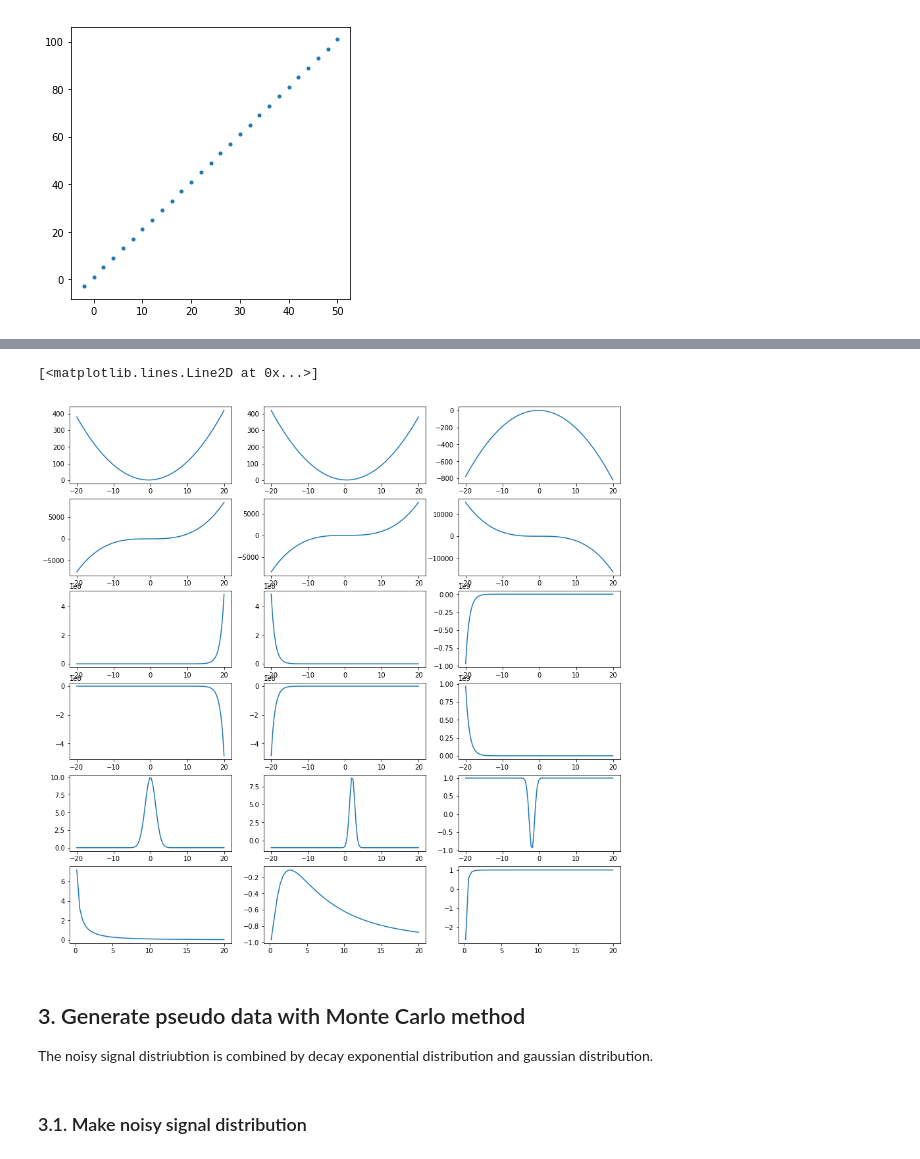
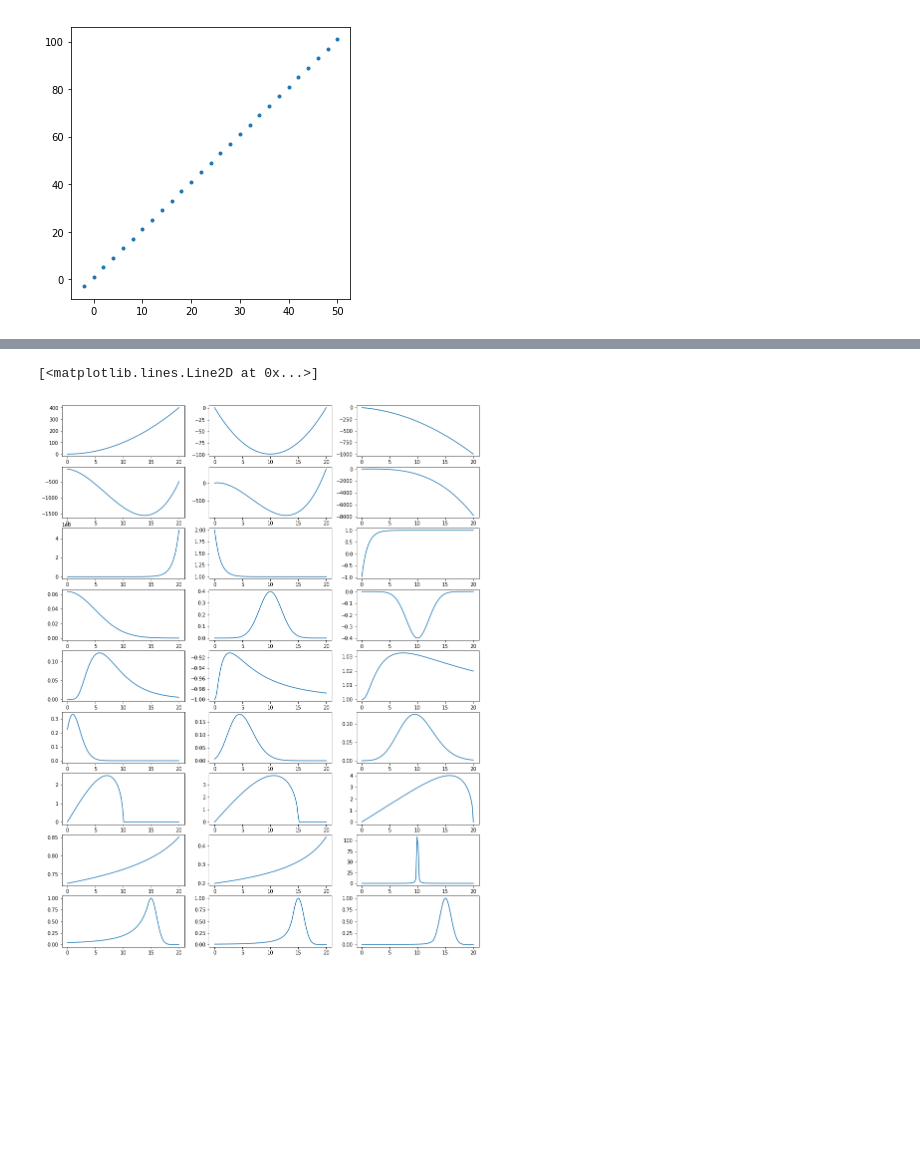
Before and after one commit to juifa-tsai/outreach, a Jupyter notebook: numpy/tutorial_02_pdf.ipynb, the cells around one changed output, grey strips where cells are left out. Saved outputs shown, nothing was run; the diff lists cells and outputs as text; code cells hidden in the pictures; blank space fills up the shorter version.

```diff
--- a/numpy/tutorial_02_pdf.ipynb
+++ b/numpy/tutorial_02_pdf.ipynb
@@ -12,7 +13,7 @@ $$
 
 where $a = 2$ and $b = 1$. Please list the $y$ as function of $x$ with range from -2 ~ 50 with 2 as step
 # %%
-def linear1(x, a=2, b=1):
+def poly1(x, a=2, b=1):
     """
     y = ax + b
     [input]
@@ -48,7 +49,7 @@ ys = []
 for i in range(int((xmax-xmin)/xstep)+1):
     x = xstep*i+xmin
     xs.append(x)
-    ys.append(linear1(x))
+    ys.append(poly1(x))
 print(xs)
 print(ys)
 # %% [output]
@@ -81,3 +141,3 @@ PLT.plot(xs, ys, '.')
 # %%
-xs = NP.linspace(-20,20, 100)
+xs = NP.linspace(0.01, 20, 100)
 # %%
@@ -102,34 +181,41 @@ def lognormal(x, a, mean, sigma, c):
 # %%
-fig, axes = PLT.subplots(nrows=6, ncols=3, figsize=[15,15])
+fig, axes = PLT.subplots(nrows=9, ncols=3, figsize=[15,20])
 # 2nd order linear
-axes[0][0].plot(xs, linear2(xs, 1, 1, 1))
-axes[0][1].plot(xs, linear2(xs, 1, -1, 1))
-axes[0][2].plot(xs, linear2(xs, -2, -1, 1))
+axes[0][0].plot(xs, poly2(xs, 1, 0, 1))
+axes[0][1].plot(xs, poly2(xs, 1, -20, 1))
+axes[0][2].plot(xs, poly2(xs, -2, -10, 1))
 # 3rd order linear
-axes[1][0].plot(xs, linear3(xs, 1, 1, 1, 1))
-axes[1][1].plot(xs, linear3(xs, 1, -1, 1, 2))
-axes[1][2].plot(xs, linear3(xs, -2, -1, 1, -2))
+axes[1][0].plot(xs, poly3(xs, 1, -20, -20, -100))
+axes[1][1].plot(xs, poly3(xs, 1, -20, 20, 2))
+axes[1][2].plot(xs, poly3(xs, -1, 0, 10, -1))
 # exponential
 axes[2][0].plot(xs, exponential(xs, 1, 1, 1))
 axes[2][1].plot(xs, exponential(xs, 1, -1, 1))
 axes[2][2].plot(xs, exponential(xs, -2, -1, 1))
-# exponential plateau
-axes[3][0].plot(xs, exponential_plateau(xs, 1, 1, 1))
-axes[3][1].plot(xs, exponential_plateau(xs, 1, -1, 1))
-axes[3][2].plot(xs, exponential_plateau(xs, -2, -1, 1))
 # gaussian
-axes[4][0].plot(xs, gaussian(xs, 10, 0, 2, 0))
-axes[4][1].plot(xs, gaussian(xs, 10, 2, 1, -1))
-axes[4][2].plot(xs, gaussian(xs, -2, -2, 1, 1))
+axes[3][0].plot(xs, gaussian(xs, 10, 0, 5, 0))
+axes[3][1].plot(xs, gaussian(xs, 10, 10, 2, 0))
+axes[3][2].plot(xs, gaussian(xs, -10, 10, 2, 0))
 # lognormal
-axes[5][0].plot(xs, lognormal(xs, 10, 0, 2, 0))
-axes[5][1].plot(xs, lognormal(xs, 10, 2, 1, -1))
-axes[5][2].plot(xs, lognormal(xs, -2, -2, 1, 1))
+axes[4][0].plot(xs, lognormal(xs, 1, 2, 0.5, 0))
+axes[4][1].plot(xs, lognormal(xs, 1, 2, 1, -1))
+axes[4][2].plot(xs, lognormal(xs, 1, 3, 1, 1))
+# poisson
+axes[5][0].plot(xs, poisson(xs, 1.5))
+axes[5][1].plot(xs, poisson(xs, 5))
+axes[5][2].plot(xs, poisson(xs, 10))
+# argus
+axes[6][0].plot(xs, argus(xs, 0.5, 0.01, 0, 10))
+axes[6][1].plot(xs, argus(xs, 0.5, 0.05, 0, 15))
+axes[6][2].plot(xs, argus(xs, 0.5, 1, 0, 20))
+# powerlow
+axes[7][0].plot(xs, powerlow(xs, 0.1, 1, 25, 0))
+axes[7][1].plot(xs, powerlow(xs, 0.5, 1, 25, 0))
+axes[7][2].plot(xs, powerlow(xs, 2, 1, 10, 0))
+# crystalball
+axes[8][0].plot(xs, crystalball(xs, 2, 1, 15, 1, 0.5, 0))
+axes[8][1].plot(xs, crystalball(xs, 2, 1, 15, 1, 1, 0))
+axes[8][2].plot(xs, crystalball(xs, 2, 1, 15, 1, 2, 0))
 # %% [output]
 [<matplotlib.lines.Line2D at 0x...>]
-[figure, old version]
+[figure, new version]
-# %% [markdown]
-## 3. Generate pseudo data with Monte Carlo method
-The noisy signal distriubtion is combined by decay exponential distribution and gaussian distribution.
-# %% [markdown]
-### 3.1. Make noisy signal distribution
```
Also changed, not shown: parts of 17 cells of this notebook, 1 other file.
